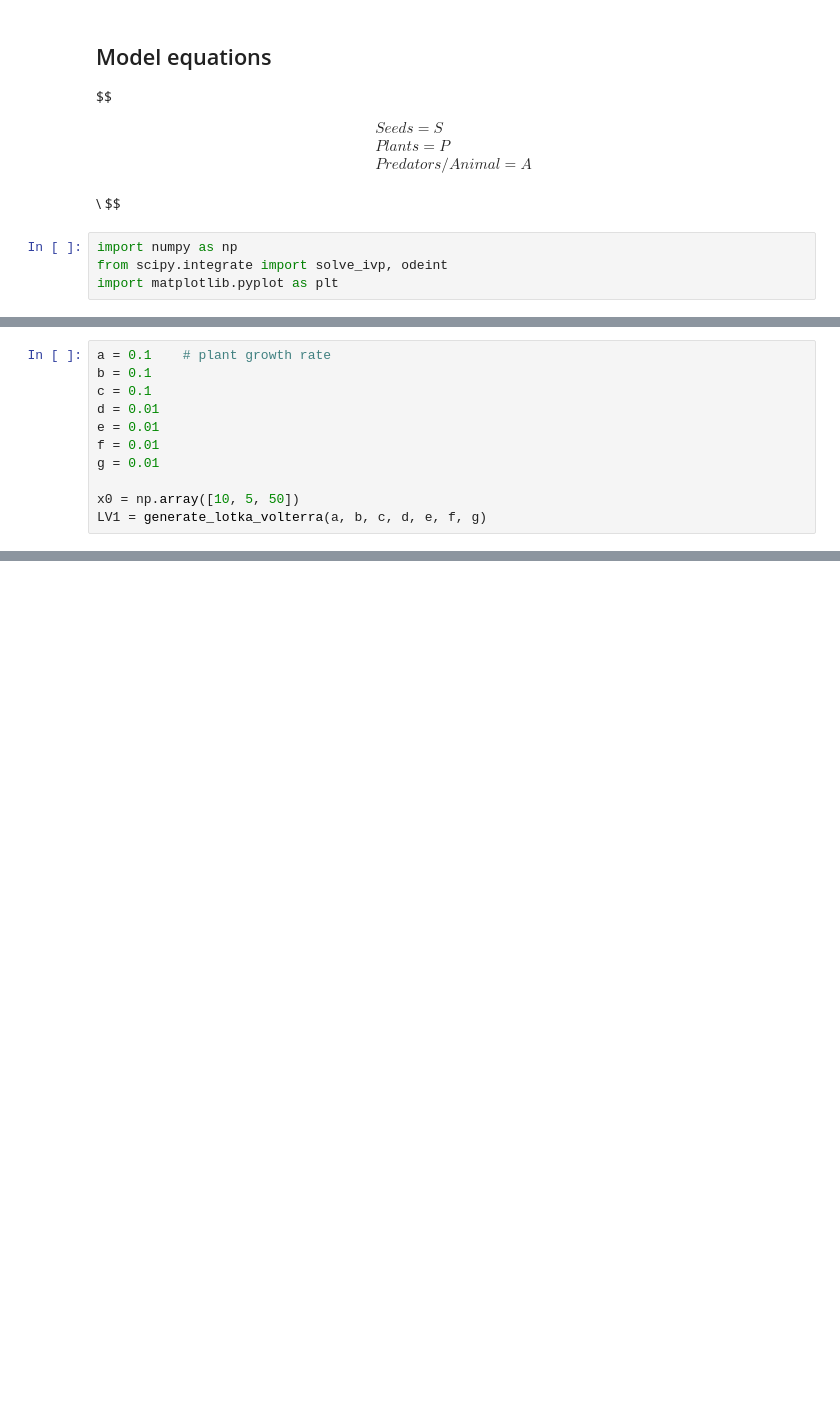
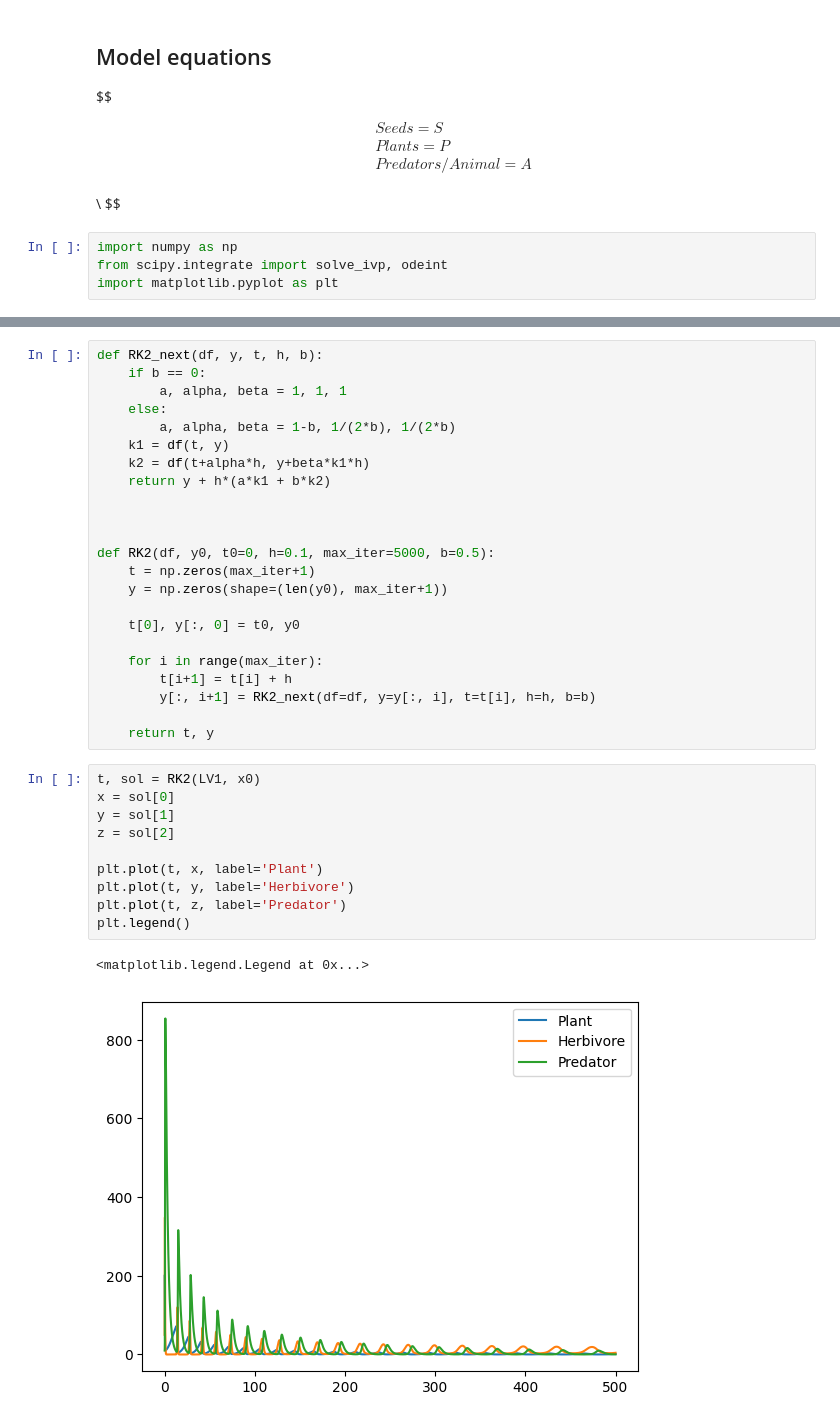
Before and after one commit to Rishi-Bidani/FIT3139, a Jupyter notebook: assignment2/assignment.ipynb, the cells around one changed output, grey strips where cells are left out. Drawn from its saved outputs; the diff is of its cells as text; blank space fills up the shorter version.

```diff
--- a/assignment2/assignment.ipynb
+++ b/assignment2/assignment.ipynb
@@ -157,11 +53,0 @@ def generate_lotka_volterra(a, b, c, d, e, f, g):
-# %%
-a = 0.1    # plant growth rate
-b = 0.1
-c = 0.1
-d = 0.01
-e = 0.01
-f = 0.01
-g = 0.01
-
-x0 = np.array([10, 5, 50])
-LV1 = generate_lotka_volterra(a, b, c, d, e, f, g)
@@ -185,0 +96,36 @@ plt.legend()
+# %%
+def RK2_next(df, y, t, h, b):
+    if b == 0:
+        a, alpha, beta = 1, 1, 1
+    else:
+        a, alpha, beta = 1-b, 1/(2*b), 1/(2*b)
+    k1 = df(t, y)
+    k2 = df(t+alpha*h, y+beta*k1*h)
+    return y + h*(a*k1 + b*k2)
+
+
+
+def RK2(df, y0, t0=0, h=0.1, max_iter=5000, b=0.5):
+    t = np.zeros(max_iter+1)
+    y = np.zeros(shape=(len(y0), max_iter+1))
+
+    t[0], y[:, 0] = t0, y0
+
+    for i in range(max_iter):
+        t[i+1] = t[i] + h
+        y[:, i+1] = RK2_next(df=df, y=y[:, i], t=t[i], h=h, b=b)
+
+    return t, y
+# %%
+t, sol = RK2(LV1, x0)
+x = sol[0]
+y = sol[1]
+z = sol[2]
+
+plt.plot(t, x, label='Plant')
+plt.plot(t, y, label='Herbivore')
+plt.plot(t, z, label='Predator')
+plt.legend()
+# %% [output]
+<matplotlib.legend.Legend at 0x...>
+[figure, added]
```
Also changed, not shown: parts of 13 cells of this notebook.
